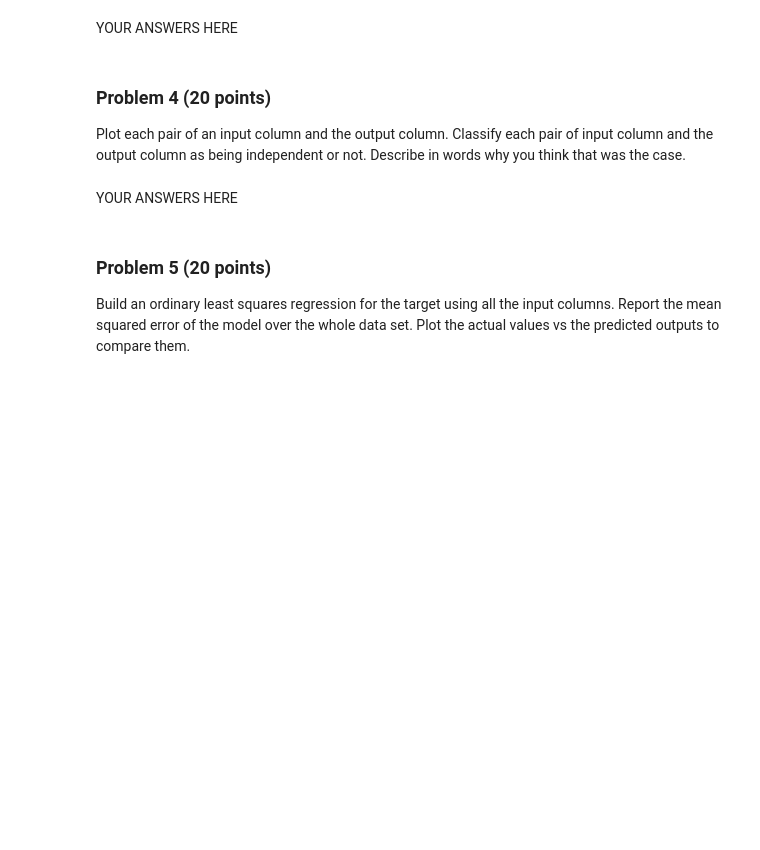
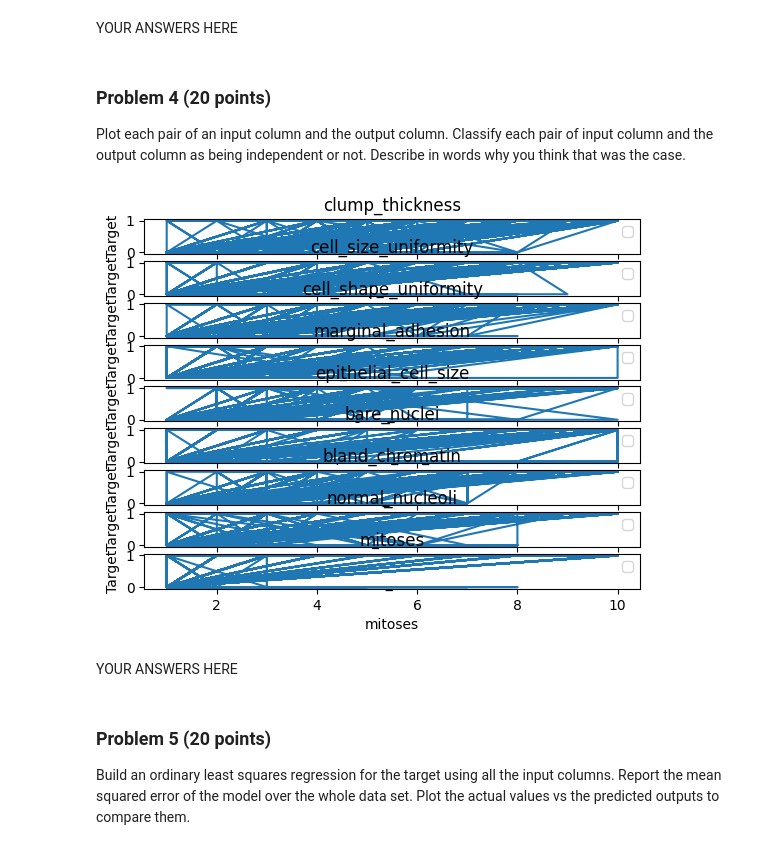
Before and after one commit to AL-Holmes/dx601-final-project, a Jupyter notebook: project.ipynb, the cells around one changed output. Drawn from its saved outputs; the diff is of its cells as text; code cells hidden in the pictures; blank space fills up the shorter version.

```diff
--- a/project.ipynb
+++ b/project.ipynb
@@ -121,3 +150,20 @@ Describe in words why you think that was the case.
+# %%
+# YOUR CODE HERE
+input_cols = cancer.columns.drop(['target'])
+cancer_inputs = cancer.drop('target',axis=1)
+cancer_target = cancer['target']
+fig = plt.figure()
+for feat in input_cols:
+    num_feat = len(input_cols)
+    # print(cancer_inputs.get_loc(feat))
+    plt.subplot(num_feat,1,input_cols.get_loc(feat)+1)
+    plt.title(feat)
+    plt.plot(cancer[feat],cancer_target)
+    plt.xlabel(feat)
+    plt.ylabel("Target")
+    plt.legend()
+# %% [output]
+[figure, added]
 # %% [markdown]
 YOUR ANSWERS HERE
 # %% [markdown]
```
Also changed, not shown: parts of 7 cells of this notebook.
